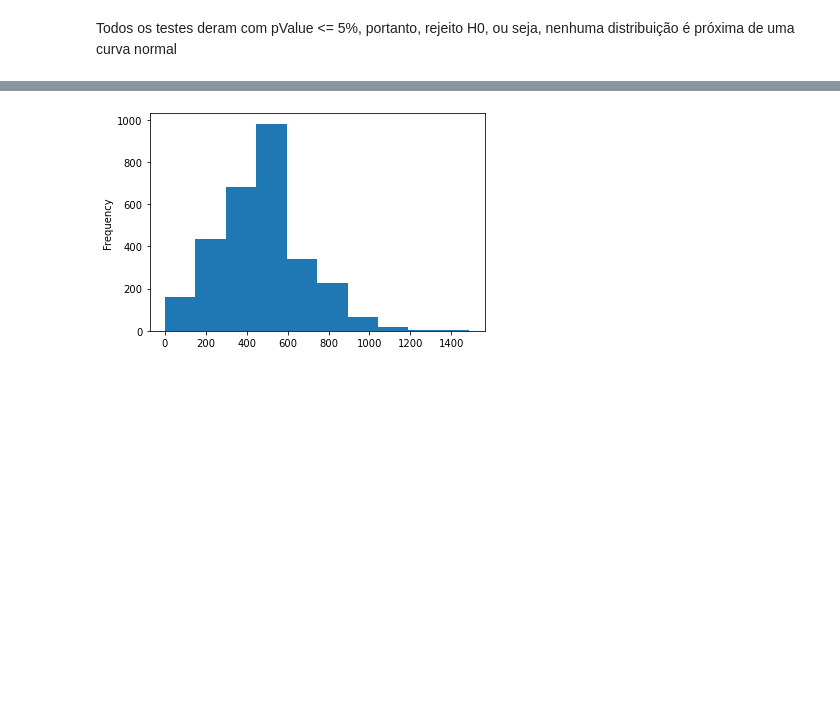
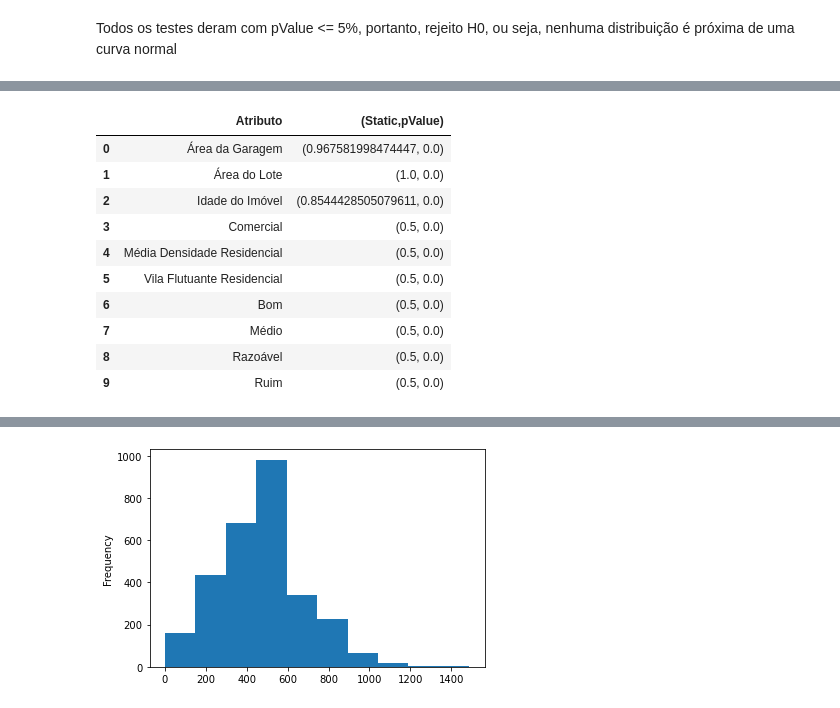
Before and after one commit to fabioheiji/mqaa, a Jupyter notebook: LAD.ipynb, the cells around one changed output, grey strips where cells are left out. Drawn from its saved outputs; the diff is of its cells as text; code cells hidden in the pictures; blank space fills up the shorter version.

```diff
--- a/LAD.ipynb
+++ b/LAD.ipynb
@@ -286,2 +270,9 @@ KstestResult(statistic=0.5, pvalue=0.0)
 # %% [markdown]
 Todos os testes deram com pValue <= 5%, portanto, rejeito H0, ou seja, nenhuma distribuição é próxima de uma curva normal
+# %%
+# Teste da Normalidade multivariada
+tabela_kstest = []
+for atributo in df_para_LDA.columns:
+    #Para teste de Normalidade usarei o teste de Kolmogorov-Smirnov (Aula MQA-Pressupostos, slide 11)
+    tabela_kstest.append((atributo, kstest(df_para_LDA[atributo].to_numpy(), 'norm', N=100)))
+tabela_kstest
@@ -287,0 +290,14 @@ Todos os testes deram com pValue <= 5%, portanto, rejeito H0, ou seja, nenhuma d
+# %%
+pd.DataFrame(tabela_kstest,columns=['Atributo','(Static,pValue)'])
+# %% [output]
+|  | Atributo | (Static,pValue) |
+| 0 | Área da Garagem | (0.967581998474447, 0.0) |
+| 1 | Área do Lote | (1.0, 0.0) |
+| 2 | Idade do Imóvel | (0.8544428505079611, 0.0) |
+| 3 | Comercial | (0.5, 0.0) |
+| 4 | Média Densidade Residencial | (0.5, 0.0) |
+| 5 | Vila Flutuante Residencial | (0.5, 0.0) |
+| 6 | Bom | (0.5, 0.0) |
+| 7 | Médio | (0.5, 0.0) |
+| 8 | Razoável | (0.5, 0.0) |
+| 9 | Ruim | (0.5, 0.0) |
```
Also changed, not shown: parts of 8 cells of this notebook, 1 other file.
